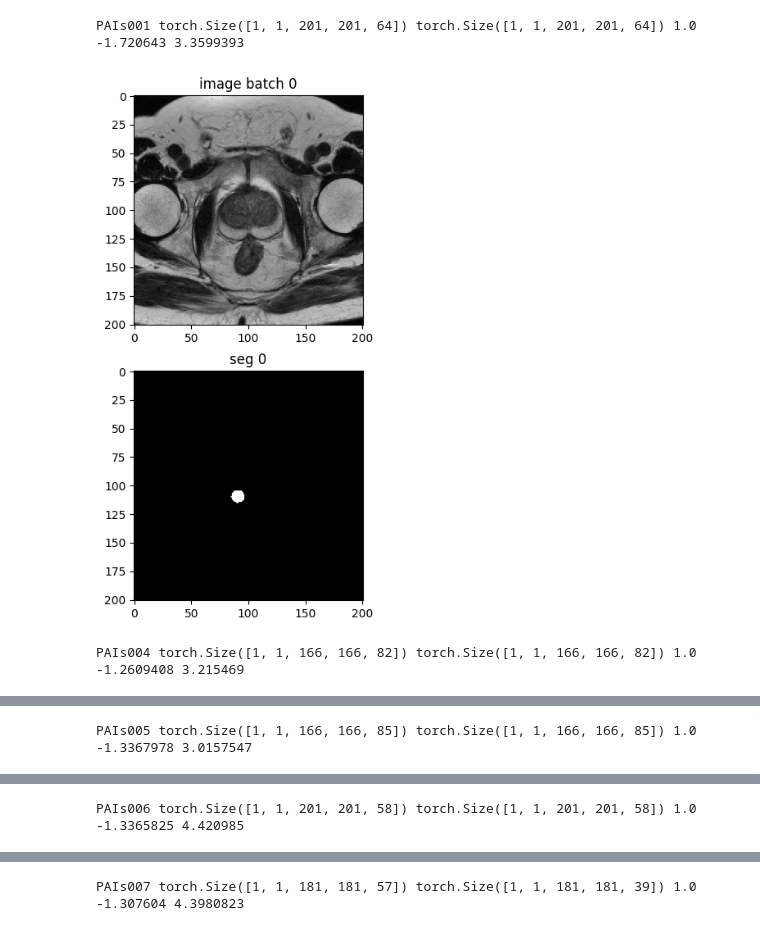
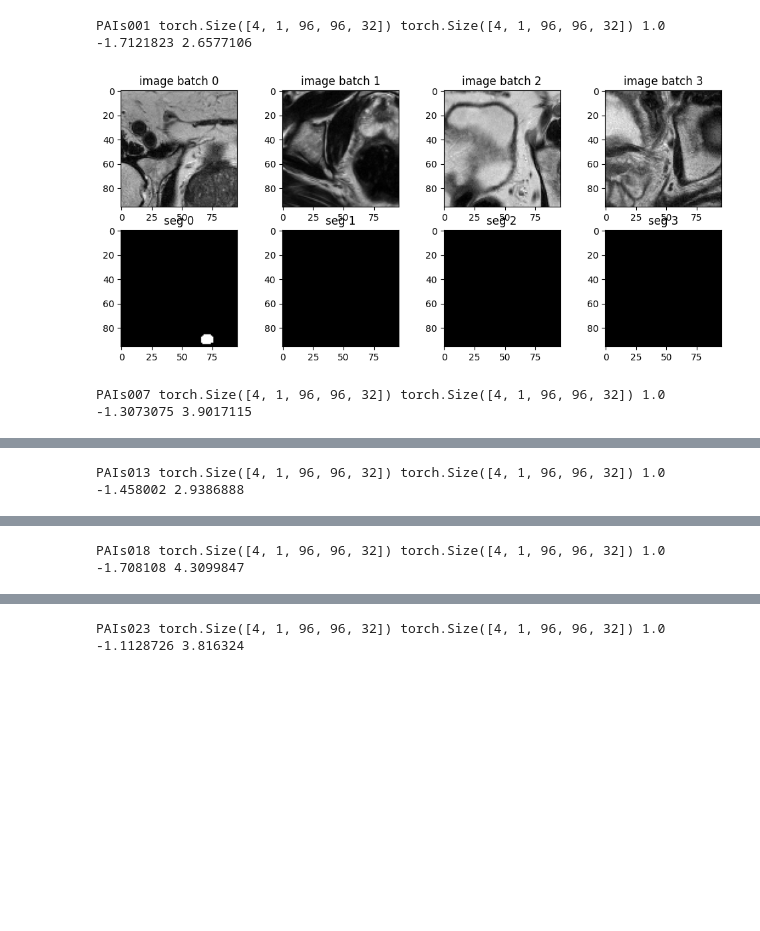
Before and after one commit to qixinhu11/ProstateInitialSub, a Jupyter notebook: my_segmentation/Niiseg/check_processing.ipynb, the cells around one changed output, grey strips where cells are left out. Saved outputs shown, nothing was run; the diff lists cells and outputs as text; code cells hidden in the pictures; blank space fills up the shorter version.

Commit message:
simple random crop

```diff
--- a/my_segmentation/Niiseg/check_processing.ipynb
+++ b/my_segmentation/Niiseg/check_processing.ipynb
@@ -47,7 +50,7 @@ def find_bbox(seg):
     return (x_start, x_end, y_start, y_end, z_start, z_end)
 # %%
 x, y, z = 96, 96, 32
-B = 1
+B = 4
 modality = 'T2W'
 tiantian_root = "/Users/qixinhu/Project/CUHK/Prostate/PAIsData/0426/tiantian"
 
@@ -80,42 +83,35 @@ train_transform = Compose(
             keys=["image", "label"],
             pixdim=(1.0, 1.0, 1.0),
             mode=("bilinear", "nearest"),
         ),
         NormalizeIntensityd(keys="image", nonzero=True, channel_wise=True),
-        transforms.RandCropByLabelClassesd(
-                keys=["image", "label"],
-                label_key="label",
-                spatial_size=[x, y, z],
-                num_classes=2,
-                ratios=[1,3],
-                num_samples=1,
-            ),
+        RandSpatialCropSamplesd(keys=["image", "label"], roi_size=[x, y, z], num_samples=1, random_size=False),
         ToTensord(keys=["image", "label"]),
     ]
 )
 
 train_ds = Dataset(data=train_samples, transform=train_transform)
 train_loader = DataLoader(train_ds, batch_size=B, shuffle=False, num_workers=0)
 
 for idx, check_data in enumerate(train_loader):
     name = check_data['image_meta_dict']['filename_or_obj'][0].split('/')[-2]
     img   = check_data['image']
     label = check_data['label']
     print(name, img.shape, label.shape, np.max(label), np.min(img[0]), np.max(img[0]))
     # break
-    plt.figure(figsize=(4*B, 8))
+    plt.figure(figsize=(3*B, 5))
     for i in range(B):
         plt.subplot(2, B, i+1)
         plt.title(f"image batch {i}")
         plt.imshow(img[i,0,...,31].detach().cpu(), cmap="gray")
 
         plt.subplot(2, B, i+1+B)
         plt.title(f"seg {i}")
         plt.imshow(label[i][0,...,31].detach().cpu(), cmap="gray")
     plt.show()
     if idx == 4:
         break
 # %% [output]
-PAIs001 torch.Size([1, 1, 201, 201, 64]) torch.Size([1, 1, 201, 201, 64]) 1.0 -1.720643 3.3599393
+PAIs001 torch.Size([4, 1, 96, 96, 32]) torch.Size([4, 1, 96, 96, 32]) 1.0 -1.7121823 2.6577106
-[figure, old version]
+[figure, new version]
-PAIs004 torch.Size([1, 1, 166, 166, 82]) torch.Size([1, 1, 166, 166, 82]) 1.0 -1.2609408 3.215469
+PAIs007 torch.Size([4, 1, 96, 96, 32]) torch.Size([4, 1, 96, 96, 32]) 1.0 -1.3073075 3.9017115
@@ -123 +119 @@ PAIs004 torch.Size([1, 1, 166, 166, 82]) torch.Size([1, 1, 166, 166, 82]) 1.0 -1
-PAIs005 torch.Size([1, 1, 166, 166, 85]) torch.Size([1, 1, 166, 166, 85]) 1.0 -1.3367978 3.0157547
+PAIs013 torch.Size([4, 1, 96, 96, 32]) torch.Size([4, 1, 96, 96, 32]) 1.0 -1.458002 2.9386888
@@ -125 +121 @@ PAIs005 torch.Size([1, 1, 166, 166, 85]) torch.Size([1, 1, 166, 166, 85]) 1.0 -1
-PAIs006 torch.Size([1, 1, 201, 201, 58]) torch.Size([1, 1, 201, 201, 58]) 1.0 -1.3365825 4.420985
+PAIs018 torch.Size([4, 1, 96, 96, 32]) torch.Size([4, 1, 96, 96, 32]) 1.0 -1.708108 4.3099847
@@ -127 +123 @@ PAIs006 torch.Size([1, 1, 201, 201, 58]) torch.Size([1, 1, 201, 201, 58]) 1.0 -1
-PAIs007 torch.Size([1, 1, 181, 181, 57]) torch.Size([1, 1, 181, 181, 39]) 1.0 -1.307604 4.3980823
+PAIs023 torch.Size([4, 1, 96, 96, 32]) torch.Size([4, 1, 96, 96, 32]) 1.0 -1.1128726 3.816324
```
Also changed, not shown: parts of 6 cells of this notebook, 1 other file.
